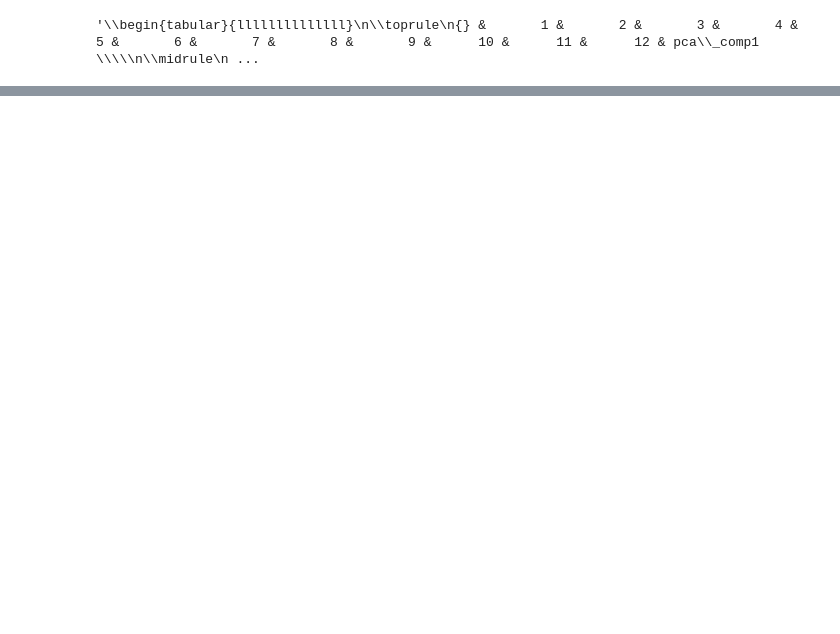
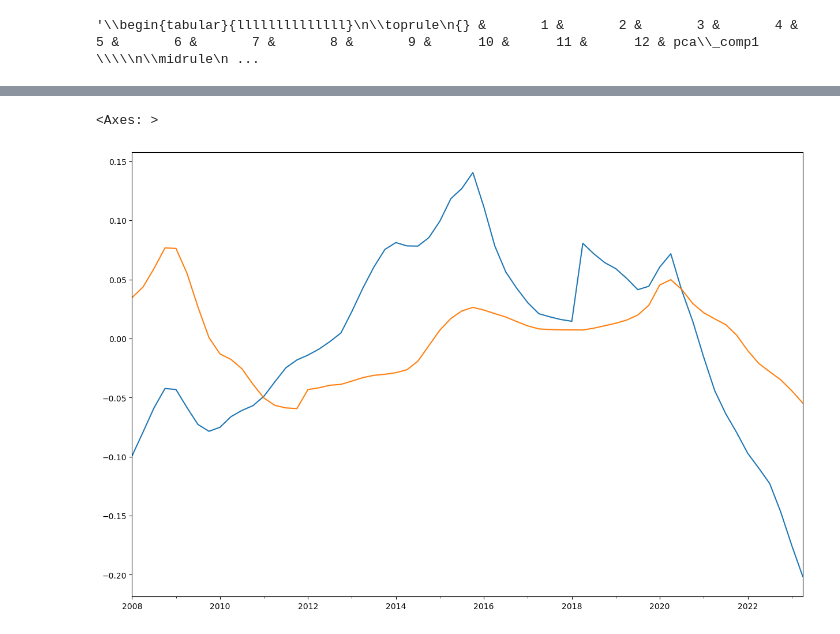
Before and after one commit to Allisterh/SVAR-Kanzig_Shousha_SVARIV, a Jupyter notebook: Kanzig_Shousha_SVARIV.ipynb, the cells around one changed output, grey strips where cells are left out. Drawn from its saved outputs; the diff is of its cells as text; code cells hidden in the pictures; blank space fills up the shorter version.

```diff
--- a/Kanzig_Shousha_SVARIV.ipynb
+++ b/Kanzig_Shousha_SVARIV.ipynb
@@ -627,0 +1296,6 @@ False
+# %%
+FCBC(RWLDL(X13(RCreditQ.dropna())),'E').mean(axis=1).plot()
+FCBC(RWLDL(X13(RCreditQ.dropna())),'A').mean(axis=1).plot()
+# %% [output]
+<Axes: >
+[figure, added]
```
Also changed, not shown: parts of 24 cells of this notebook.
